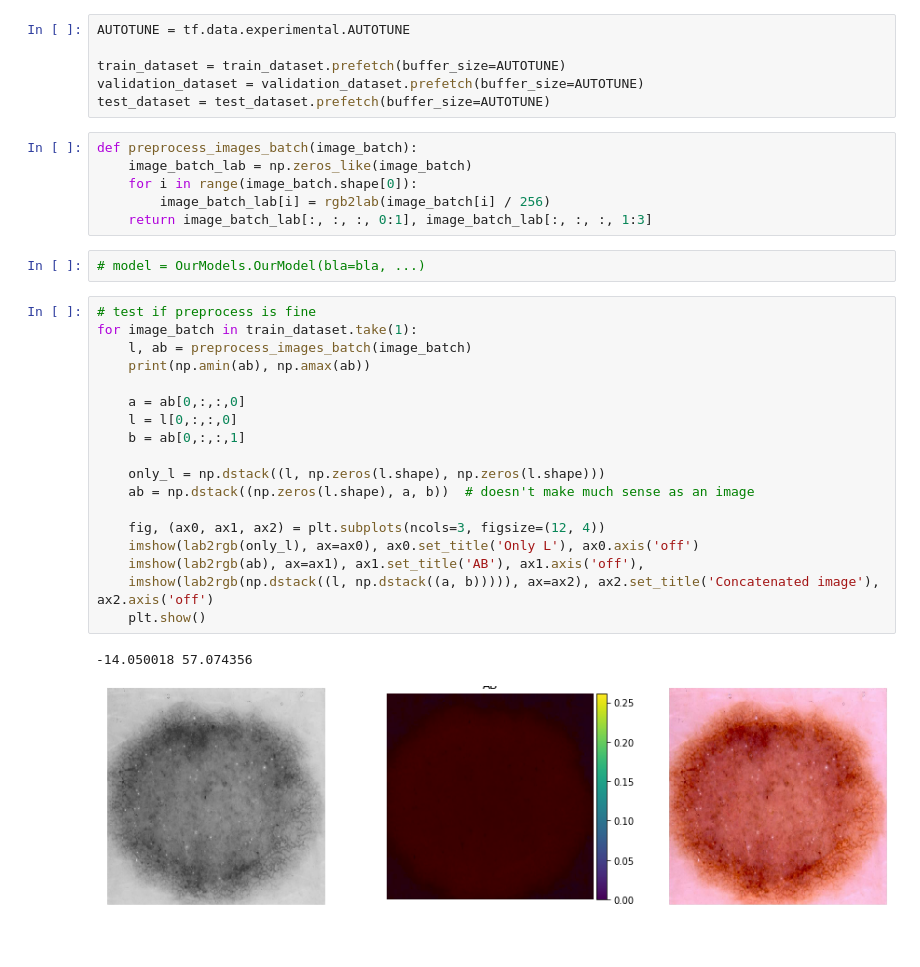
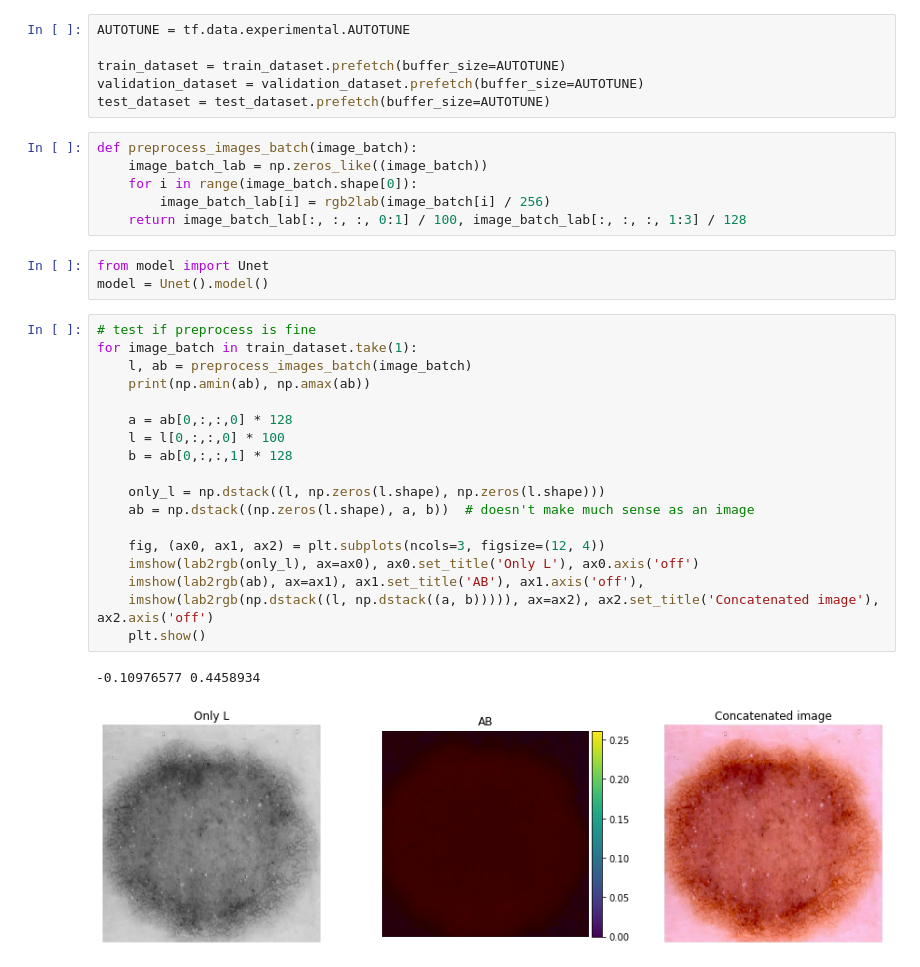
Before and after one commit to haivanka/Image-Colorization, a Jupyter notebook: train-test.ipynb, the cells around one changed output. Cells and saved outputs as stored; diff of their text form.

```diff
--- a/train-test.ipynb
+++ b/train-test.ipynb
@@ -39,30 +41,31 @@ validation_dataset = validation_dataset.prefetch(buffer_size=AUTOTUNE)
 test_dataset = test_dataset.prefetch(buffer_size=AUTOTUNE)
 # %%
 def preprocess_images_batch(image_batch):
-    image_batch_lab = np.zeros_like(image_batch)
+    image_batch_lab = np.zeros_like((image_batch))
     for i in range(image_batch.shape[0]):
         image_batch_lab[i] = rgb2lab(image_batch[i] / 256)
-    return image_batch_lab[:, :, :, 0:1], image_batch_lab[:, :, :, 1:3]
+    return image_batch_lab[:, :, :, 0:1] / 100, image_batch_lab[:, :, :, 1:3] / 128
-# %%
-# model = OurModels.OurModel(bla=bla, ...)
+# %%
+from model import Unet
+model = Unet().model()
 # %%
 # test if preprocess is fine
 for image_batch in train_dataset.take(1):
     l, ab = preprocess_images_batch(image_batch)
     print(np.amin(ab), np.amax(ab))
 
-    a = ab[0,:,:,0]
-    l = l[0,:,:,0]
-    b = ab[0,:,:,1]
+    a = ab[0,:,:,0] * 128
+    l = l[0,:,:,0] * 100
+    b = ab[0,:,:,1] * 128
 
     only_l = np.dstack((l, np.zeros(l.shape), np.zeros(l.shape)))
     ab = np.dstack((np.zeros(l.shape), a, b))  # doesn't make much sense as an image
 
     fig, (ax0, ax1, ax2) = plt.subplots(ncols=3, figsize=(12, 4))
     imshow(lab2rgb(only_l), ax=ax0), ax0.set_title('Only L'), ax0.axis('off')
     imshow(lab2rgb(ab), ax=ax1), ax1.set_title('AB'), ax1.axis('off'),
     imshow(lab2rgb(np.dstack((l, np.dstack((a, b))))), ax=ax2), ax2.set_title('Concatenated image'), ax2.axis('off')
     plt.show()
 # %% [output]
--14.050018 57.074356
+-0.10976577 0.4458934
-[figure, old version]
+[figure, new version]
```
Also changed, not shown: parts of 11 cells of this notebook.
